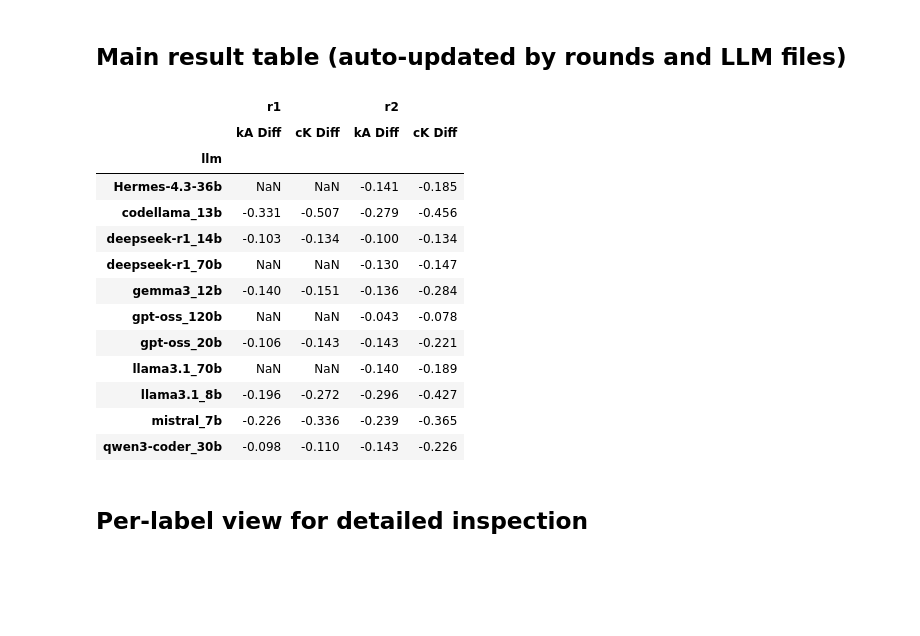
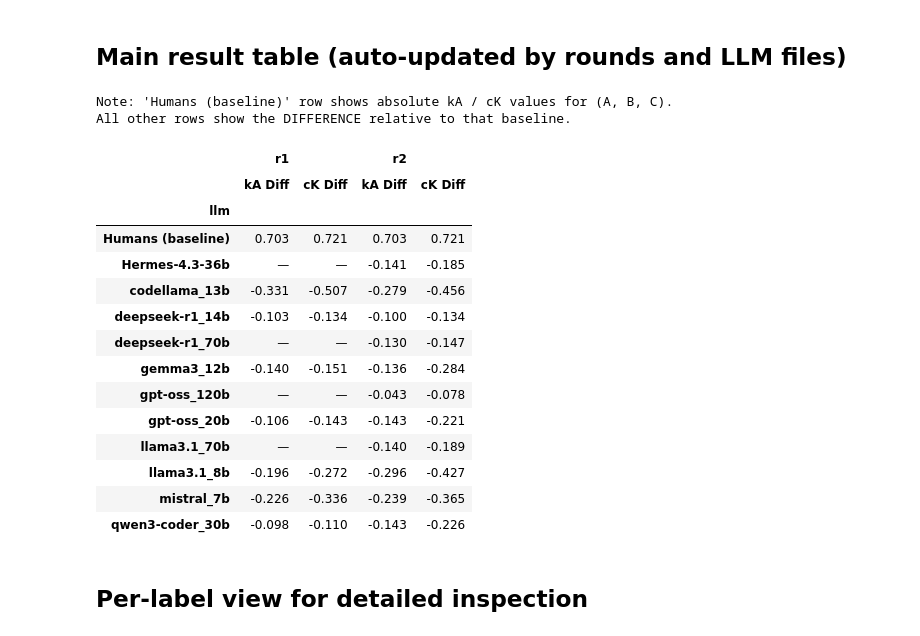
Before and after one commit to Maes95/llm-commit-classification, a Jupyter notebook: analysis/disagreement_analysis.ipynb, the cells around one changed output. Drawn from its saved outputs; the diff is of its cells as text; code cells hidden in the pictures; blank space fills up the shorter version.

Commit message:
Add baseline

```diff
--- a/analysis/disagreement_analysis.ipynb
+++ b/analysis/disagreement_analysis.ipynb
@@ -308,37 +378,62 @@ Computed metrics for 18 LLM entries across 2 rounds
 # %%
 if results_df.empty:
     raise ValueError("No comparable LLM/human rows found. Check file paths and commit overlap.")
 
+# ── LLM differences table ─────────────────────────────────────────────────
 main_table = (
     results_df
     .pivot_table(
         index="llm",
         columns="round",
         values=["ka_diff_overall", "kc_diff_overall"],
         aggfunc="first"
     )
 )
-
 main_table = main_table.swaplevel(0, 1, axis=1).sort_index(axis=1, level=0)
 main_table.columns = pd.MultiIndex.from_tuples([
     (rnd, "kA Diff" if metric == "ka_diff_overall" else "cK Diff")
     for rnd, metric in main_table.columns
 ])
+main_table = main_table.sort_index().round(3)
 
-main_table = main_table.sort_index().round(3)
-main_table
+# ── Baseline row (absolute values, same for every round) ──────────────────
+ka_base_overall  = float(baseline_df.loc["overall", "kA (A,B,C)"])
+ck_base_overall  = float(baseline_df.loc["overall", "cK mean"])
+
+baseline_row = pd.DataFrame(
+    {col: (ka_base_overall if col[1] == "kA Diff" else ck_base_overall)
+     for col in main_table.columns},
+    index=pd.Index(["Humans (baseline)"], name="llm"),
+)
+baseline_row.columns = main_table.columns
+
+# ── Combined display ───────────────────────────────────────────────────────
+combined = pd.concat([baseline_row, main_table])
+
+# Style: highlight the baseline row
+def highlight_baseline(row):
+    if row.name == "Humans (baseline)":
+        return ["background-color: #d9ead3; font-weight: bold"] * len(row)+1
+    return [""] * len(row)
+
+print("Note: 'Humans (baseline)' row shows absolute kA / cK values for (A, B, C).")
+print("All other rows show the DIFFERENCE relative to that baseline.\n")
+combined.style.apply(highlight_baseline, axis=1).format("{:.3f}", na_rep="—")
 # %% [output]
+Note: 'Humans (baseline)' row shows absolute kA / cK values for (A, B, C).
+All other rows show the DIFFERENCE relative to that baseline.
 |  | r1 |  | r2 |  |
 |  | kA Diff | cK Diff | kA Diff | cK Diff |
 | llm |  |  |  |  |
-| Hermes-4.3-36b | NaN | NaN | -0.141 | -0.185 |
+| Humans (baseline) | 0.703 | 0.721 | 0.703 | 0.721 |
+| Hermes-4.3-36b | — | — | -0.141 | -0.185 |
 | codellama_13b | -0.331 | -0.507 | -0.279 | -0.456 |
 | deepseek-r1_14b | -0.103 | -0.134 | -0.100 | -0.134 |
-| deepseek-r1_70b | NaN | NaN | -0.130 | -0.147 |
+| deepseek-r1_70b | — | — | -0.130 | -0.147 |
 | gemma3_12b | -0.140 | -0.151 | -0.136 | -0.284 |
-| gpt-oss_120b | NaN | NaN | -0.043 | -0.078 |
+| gpt-oss_120b | — | — | -0.043 | -0.078 |
 | gpt-oss_20b | -0.106 | -0.143 | -0.143 | -0.221 |
-| llama3.1_70b | NaN | NaN | -0.140 | -0.189 |
+| llama3.1_70b | — | — | -0.140 | -0.189 |
 | llama3.1_8b | -0.196 | -0.272 | -0.296 | -0.427 |
 | mistral_7b | -0.226 | -0.336 | -0.239 | -0.365 |
 | qwen3-coder_30b | -0.098 | -0.110 | -0.143 | -0.226 |
```
Also changed, not shown: parts of 2 cells of this notebook.
